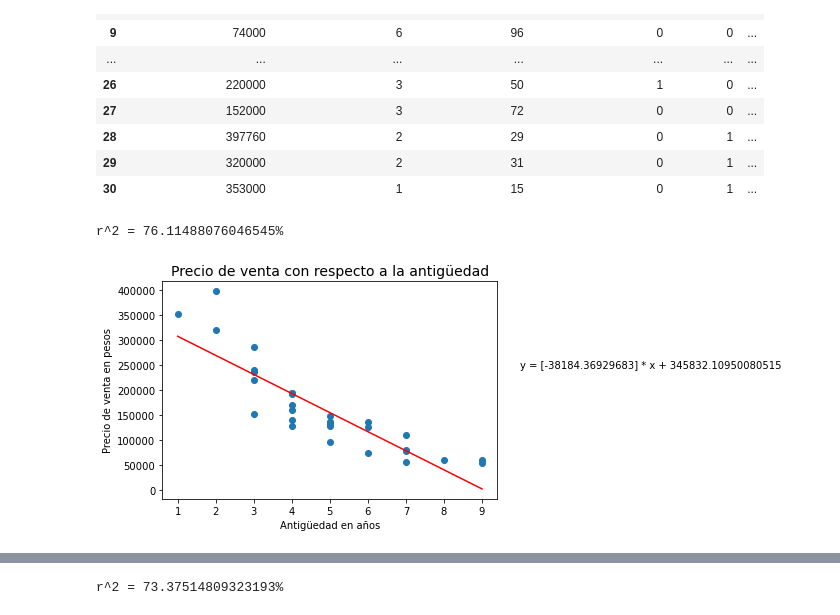
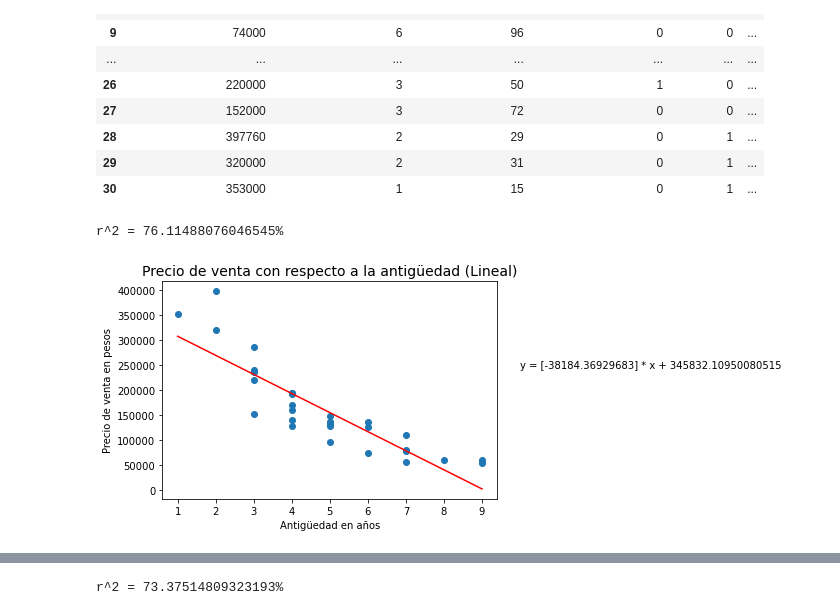
Before and after one commit to Armandotrsg/Estadistica, a Jupyter notebook: PrimeraEtapa.ipynb, the cells around one changed output, grey strips where cells are left out. Drawn from its saved outputs; the diff is of its cells as text; code cells hidden in the pictures.

```diff
--- a/PrimeraEtapa.ipynb
+++ b/PrimeraEtapa.ipynb
@@ -29,24 +31,24 @@ df
 # %%
 X1 = df[["Antigüedad (en años)"]]
 y1 = df["Precio de Venta (pesos)"]
 
 modelo1 = linear_model.LinearRegression().fit(X1,y1)
 
 pred1 = modelo1.predict(X1)
 
 plt.scatter(df["Antigüedad (en años)"],df["Precio de Venta (pesos)"])
 plt.plot(X1,pred1,color = 'red')
-plt.title("Precio de venta con respecto a la antigüedad",fontsize = 14)
+plt.title("Precio de venta con respecto a la antigüedad (Lineal)",fontsize = 14)
 plt.xlabel("Antigüedad en años")
 plt.ylabel("Precio de venta en pesos")
 
 plt.text(10, 250000, 'y = ' + str(modelo1.coef_) + ' * x + ' + str(modelo1.intercept_) ,verticalalignment='center')
 
 r2_score_1 = modelo1.score(X1,y1)
 print(f"r^2 = {r2_score_1*100}%")
 # %% [output]
 r^2 = 76.11488076046545%
-[figure, old version]
+[figure, new version]
 # %%
 poly = PolynomialFeatures(degree = 2)
 x_poly = poly.fit_transform(X1)
```
Also changed, not shown: parts of 5 cells of this notebook.
